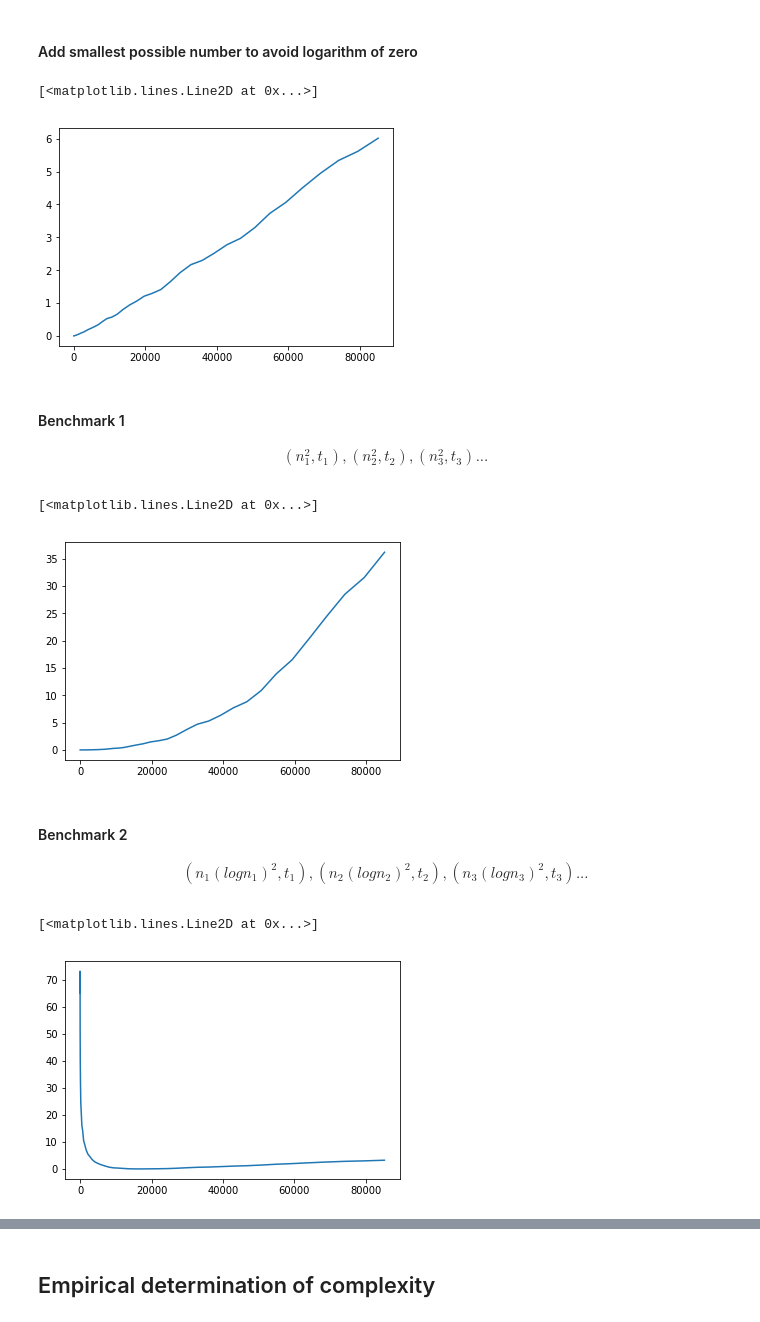
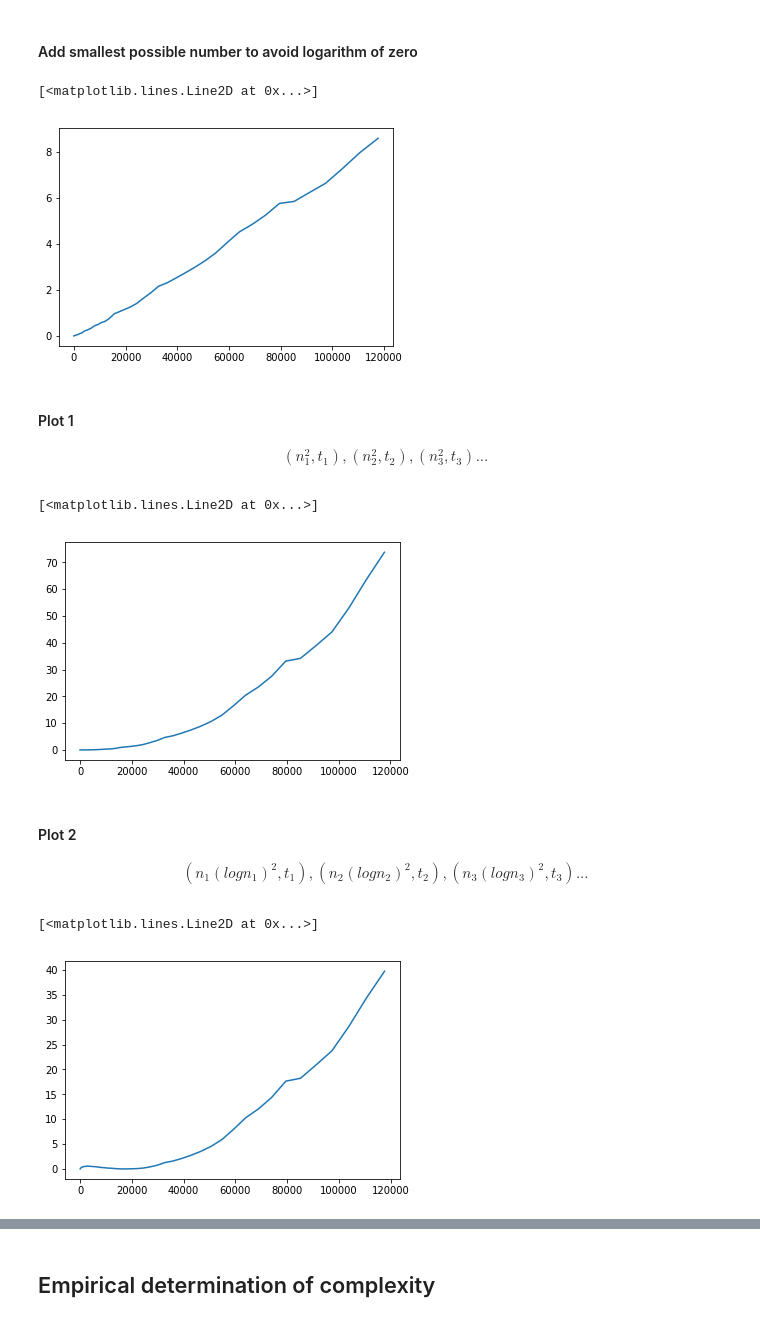
Before and after one commit to Bernhard92/AlgorithmAndComplexityTheory, a Jupyter notebook: ClosestPairOfPoints.ipynb, the cells around one changed output, grey strips where cells are left out. Drawn from its saved outputs; the diff is of its cells as text; code cells hidden in the pictures.

```diff
--- a/ClosestPairOfPoints.ipynb
+++ b/ClosestPairOfPoints.ipynb
@@ -159,7 +159,7 @@ print('Time needed for calculation: ', end_time - start_time)
 ## Benchmarks
 # %%
 n_begin = 1
-n_end = 45
+n_end = 50
 
 number_of_repeatings = 2
 execution_times = []
@@ -194,9 +197,9 @@ x_vals = [point_spacing(i) for i in range(n_begin, n_end)]
 plt.plot(x_vals,execution_times)
 # %% [output]
 [<matplotlib.lines.Line2D at 0x...>]
-[figure, old version]
+[figure, new version]
 # %% [markdown]
-#### Benchmark 1
+#### Plot 1
 \begin{align*}
 (n^2_1, t_1), (n^2_2, t_2),(n^2_3, t_3)...
 \end{align*}
@@ -204,15 +207,15 @@ plt.plot(x_vals,execution_times)
 plt.plot(x_vals, [v**2 for v in execution_times])
 # %% [output]
 [<matplotlib.lines.Line2D at 0x...>]
-[figure, old version]
+[figure, new version]
 # %% [markdown]
-#### Benchmark 2
+#### Plot 2
 \begin{align*}
 (n_1(log n_1)^2, t_1), (n_2(log n_2)^2, t_2),(n_3(log n_3)^2, t_3)...
 \end{align*}
 # %%
-plt.plot(x_vals, [math.log(v)**2 for v in execution_times])
+plt.plot(x_vals, [v*math.log(v)**2 for v in execution_times])
 # %% [output]
 [<matplotlib.lines.Line2D at 0x...>]
-[figure, old version]
+[figure, new version]
 # %% [markdown]
```
Also changed, not shown: parts of 26 cells of this notebook.
